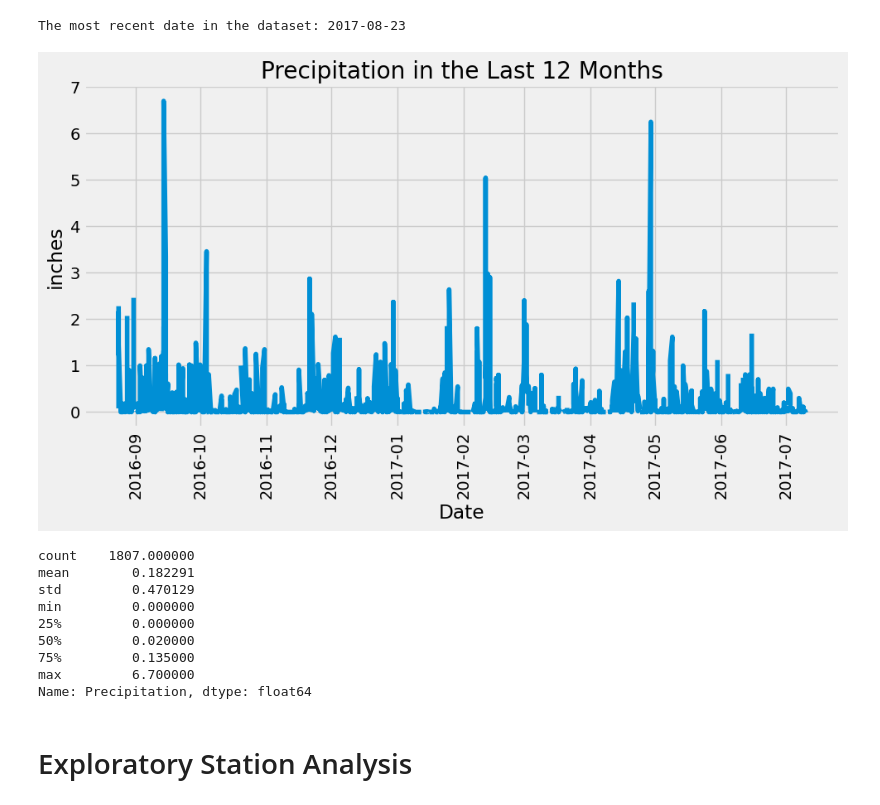
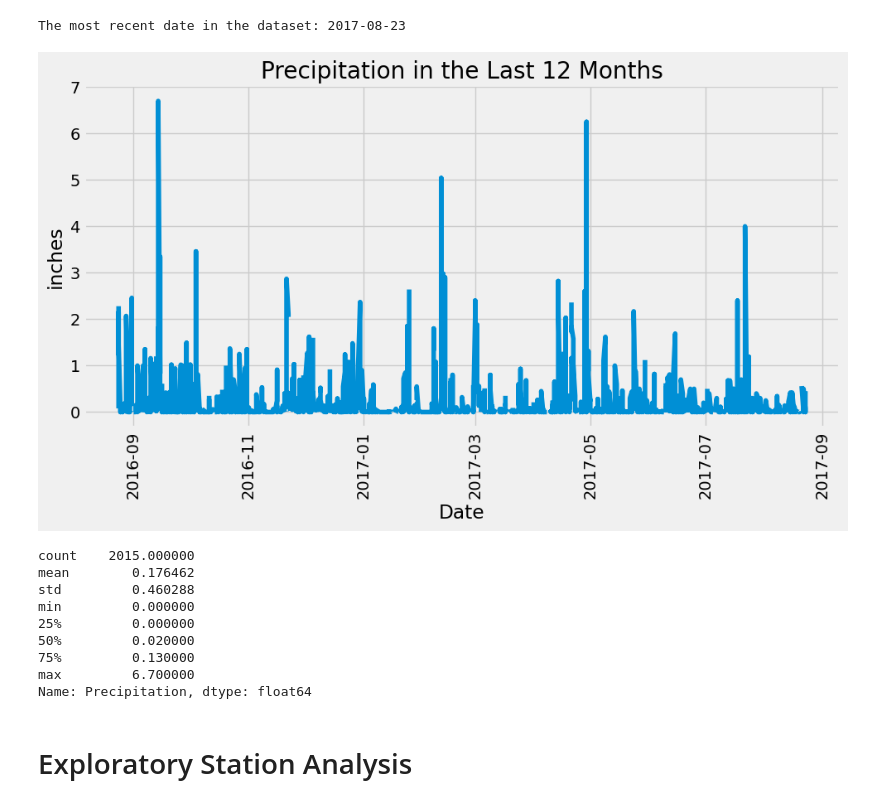
Before and after one commit to spoudel977/sqlalchemy-challenge, a Jupyter notebook: climate_starter.ipynb, the cells around one changed output. Drawn from its saved outputs; the diff is of its cells as text; code cells hidden in the pictures.

```diff
--- a/climate_starter.ipynb
+++ b/climate_starter.ipynb
@@ -48,49 +48,49 @@ The most recent date in the dataset: 2017-08-23
 # %%
 # Design a query to retrieve the last 12 months of precipitation data and plot the results.
 # Starting from the most recent data point in the database.
 
 # Calculate the date one year from the last date in data set.
 from datetime import datetime, timedelta
 most_recent_date = session.query(func.max(Measurement.date)).scalar()
 most_recent_date = datetime.strptime(most_recent_date, '%Y-%m-%d')
 one_year_ago = most_recent_date - timedelta(days=365)
 
+
 # Perform a query to retrieve the data and precipitation scores
 precipitation_data = session.query(Measurement.date, Measurement.prcp)\
-                            .filter(Measurement.date >= datetime.strptime('2016-08-23', '%Y-%m-%d'))\
-                            .filter(Measurement.date <= datetime.strptime('2017-07-10', '%Y-%m-%d'))\
-                            .order_by(Measurement.date).all()
+                         .filter(Measurement.date >= one_year_ago)\
+                         .order_by(Measurement.date).all()
 
 # Save the query results as a Pandas DataFrame. Explicitly set the column names
 df = pd.DataFrame(precipitation_data, columns=['Date', 'Precipitation'])
 
 # Sort the dataframe by date
 df['Date'] = pd.to_datetime(df['Date'])
 df = df.sort_values('Date')
 
 # Use Pandas Plotting with Matplotlib to plot the data
 plt.figure(figsize=(10, 6))
 plt.plot(df['Date'], df['Precipitation'])
 plt.title('Precipitation in the Last 12 Months')
 plt.xlabel('Date')
 plt.ylabel('inches')
 plt.xticks(rotation=90)
 plt.tight_layout()
 plt.show()
 # %% [output]
-[figure, old version]
+[figure, new version]
 # %%
 # Use Pandas to calculate the summary statistics for the precipitation data
 statistics_summary = df['Precipitation'].describe()
 statistics_summary
 # %% [output]
-count    1807.000000
-mean        0.182291
-std         0.470129
+count    2015.000000
+mean        0.176462
+std         0.460288
 min         0.000000
 25%         0.000000
 50%         0.020000
-75%         0.135000
+75%         0.130000
 max         6.700000
 Name: Precipitation, dtype: float64
 # %% [markdown]
```
Also changed, not shown: parts of 6 cells of this notebook, 2 other files.
